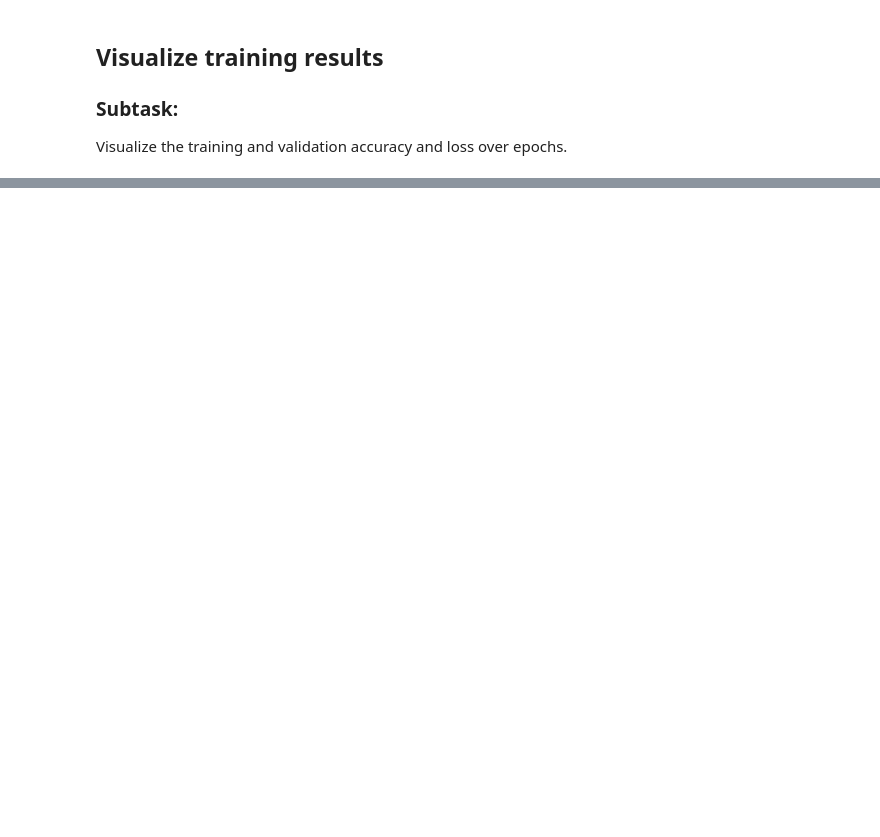
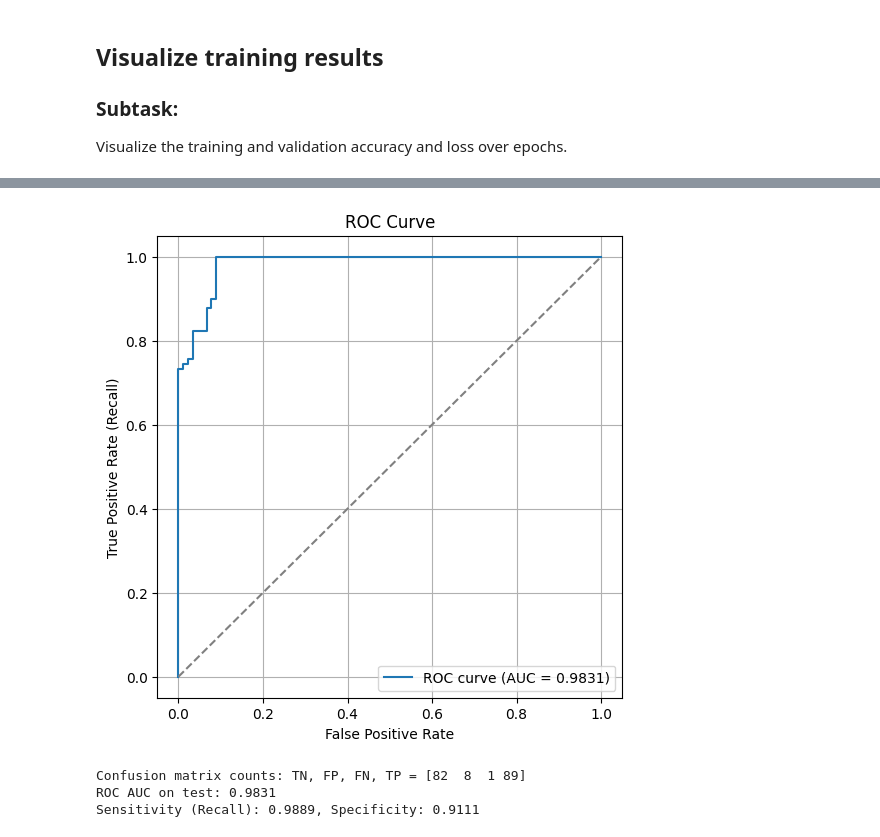
Before and after one commit to minhduongts13/BrainScan, a Jupyter notebook: Hemmorhage.ipynb, the cells around one changed output, grey strips where cells are left out. Drawn from its saved outputs; the diff is of its cells as text; code cells hidden in the pictures; blank space fills up the shorter version.

```diff
--- a/Hemmorhage.ipynb
+++ b/Hemmorhage.ipynb
@@ -49,7 +49,7 @@ test_dir = base_dir + 'test_set/test_set_augmented'
 # Define image size and batch size
 IMG_HEIGHT = 224
 IMG_WIDTH = 224
-BATCH_SIZE = 32
+BATCH_SIZE = 128
 AUTOTUNE = tf.data.AUTOTUNE
 
 # Load and preprocess training data
@@ -381,0 +496,27 @@ plt.show()
+# %%
+# ----------------------------------------------------
+# 3) ROC curve + ROC AUC on test set
+# ----------------------------------------------------
+plt.figure(figsize=(6,6))
+plt.plot(fpr, tpr, label=f'ROC curve (AUC = {roc_auc:.4f})')
+plt.plot([0,1],[0,1], linestyle='--', color='gray')
+plt.xlabel('False Positive Rate')
+plt.ylabel('True Positive Rate (Recall)')
+plt.title('ROC Curve')
+plt.legend(loc='lower right')
+plt.grid(True)
+plt.show()
+
+# (Optional) In 1 số chỉ số quan trọng
+tn, fp, fn, tp = cm.ravel() if cm.size == 4 else (None,)*4
+print("Confusion matrix counts: TN, FP, FN, TP =", cm.ravel() if cm.size==4 else cm)
+print(f"ROC AUC on test: {roc_auc:.4f}")
+if tp is not None:
+    sensitivity = tp / (tp + fn + 1e-12)
+    specificity = tn / (tn + fp + 1e-12)
+    print(f"Sensitivity (Recall): {sensitivity:.4f}, Specificity: {specificity:.4f}")
+# %% [output]
+[figure, added]
+Confusion matrix counts: TN, FP, FN, TP = [82  8  1 89]
+ROC AUC on test: 0.9831
+Sensitivity (Recall): 0.9889, Specificity: 0.9111
```
Also changed, not shown: parts of 15 cells of this notebook.
